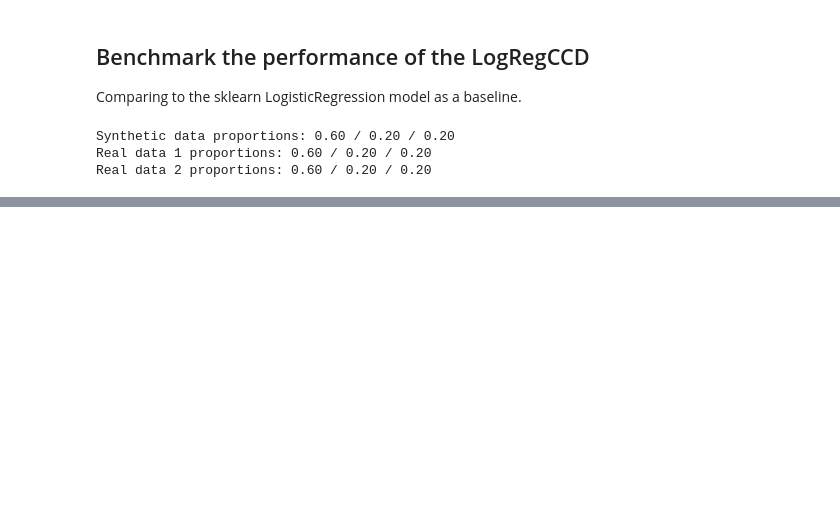
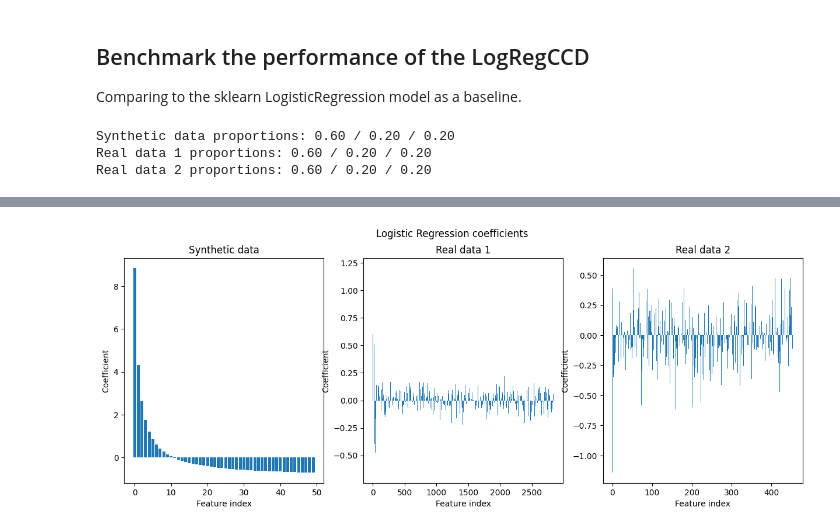
Before and after one commit to dxzielinski/aml-ccd, a Jupyter notebook: ccd/experiments/benchmark.ipynb, the cells around one changed output, grey strips where cells are left out. Cells and saved outputs as stored; diff of their text form; code cells hidden in the pictures; blank space fills up the shorter version.

Commit message:
add full comparison on synthetic and 2 real sets; add next real dataset

```diff
--- a/ccd/experiments/benchmark.ipynb
+++ b/ccd/experiments/benchmark.ipynb
@@ -184,0 +205,26 @@ print(
+# %%
+# plot coefficients of regular logistic regression
+import matplotlib.pyplot as plt
+import numpy as np
+
+fig, axs = plt.subplots(1, 3, figsize=(15, 5))
+
+axs[0].bar(np.arange(len(lr_synthetic.coef_[0])), lr_synthetic.coef_[0])
+axs[0].set_title("Synthetic data")
+axs[0].set_xlabel("Feature index")
+axs[0].set_ylabel("Coefficient")
+
+axs[1].bar(np.arange(len(lr_real1.coef_[0])), lr_real1.coef_[0])
+axs[1].set_title("Real data 1")
+axs[1].set_xlabel("Feature index")
+axs[1].set_ylabel("Coefficient")
+
+axs[2].bar(np.arange(len(lr_real2.coef_[0])), lr_real2.coef_[0])
+axs[2].set_title("Real data 2")
+axs[2].set_xlabel("Feature index")
+axs[2].set_ylabel("Coefficient")
+
+fig.suptitle("Logistic Regression coefficients")
+plt.show()
+# %% [output]
+[figure, added]
```
Also changed, not shown: parts of 8 cells of this notebook, 2 other files.
